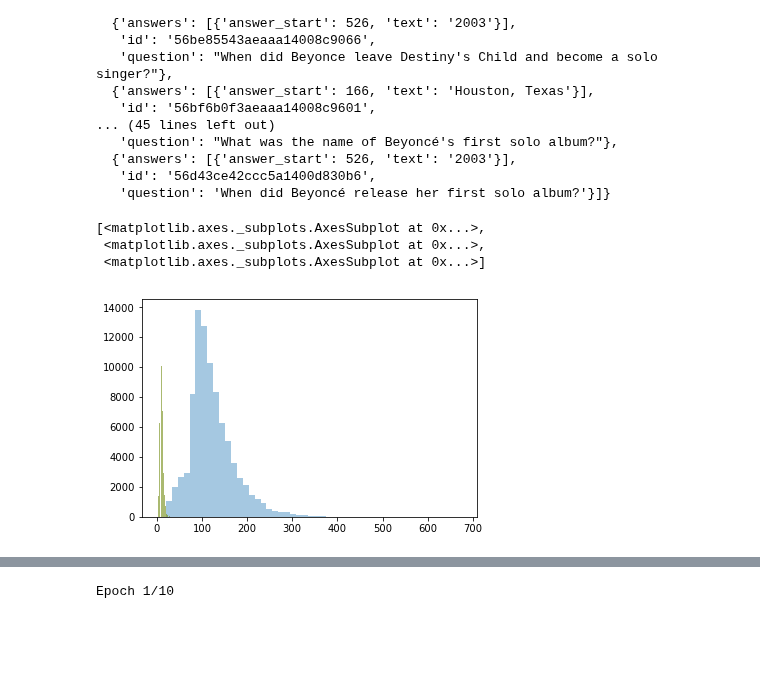
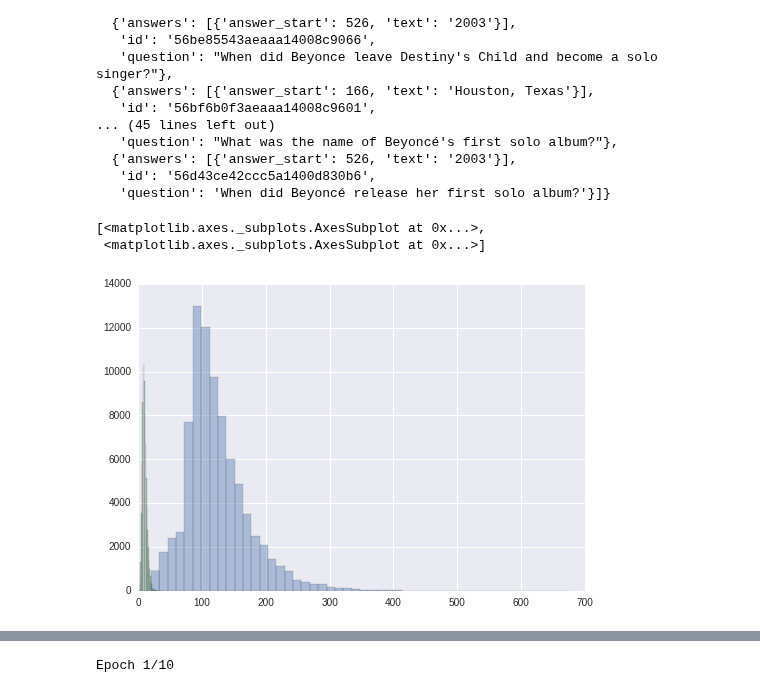
Before and after one commit to DOsinga/deep_learning_cookbook, a Jupyter notebook: 2.3 Reading Comprehension.ipynb, the cells around one changed output, grey strips where cells are left out. Saved outputs shown, nothing was run; the diff lists cells and outputs as text; code cells hidden in the pictures; blank space fills up the shorter version.

```diff
--- a/2.3 Reading Comprehension.ipynb
+++ b/2.3 Reading Comprehension.ipynb
@@ -48,31 +56,39 @@ tokenizer.fit_on_texts(all_text)
 # %%
-question_tokens = []
-answer_locations = []
-context_tokens = []
+def prep_data(dataset):
+    question_tokens = []
+    answer_locations = []
+    context_tokens = []
 
-for article in squad_training['data']:
-    for p in article['paragraphs']:
-        ct = tokenizer.texts_to_sequences([p['context']])[0]
+    for article in dataset['data']:
+        for p in article['paragraphs']:
+            ct = tokenizer.texts_to_sequences([p['context']])[0]
 
-        for qa in p['qas']:
-            qt = tokenizer.texts_to_sequences([qa['question']])[0]
-            at = tokenizer.texts_to_sequences([qa['answers'][0]['text']])[0]
-            for j in range(len(ct) - len(at)):
-                if ct[j:j+len(at)] == at:
-                    question_tokens.append(qt)
-                    answer_locations.append((j, j + len(a)))
-                    context_tokens.append(ct)
-                    break
+            for qa in p['qas']:
+                qt = tokenizer.texts_to_sequences([qa['question']])[0]
+                at = tokenizer.texts_to_sequences([qa['answers'][0]['text']])[0]
+                for j in range(len(ct) - len(at)):
+                    if ct[j:j+len(at)] == at:
+                        question_tokens.append(qt)
+                        answer_locations.append((j, j + len(at)))
+                        context_tokens.append(ct)
+                        break
+
+    return {
+        'q': question_tokens,
+        'a': answer_locations,
+        'ctx': context_tokens
+    }
+
+squad_train = prep_data(squad_training_json)
+squad_test = prep_data(squad_test_json)
 # %%
 %matplotlib inline
 import seaborn
 [
-    seaborn.distplot([len(s) for s in context_tokens], kde=False),
-    seaborn.distplot([len(s) for s in question_tokens], kde=False),
-    seaborn.distplot([len(s) for s in answer_tokens], kde=False),
+    seaborn.distplot([len(s) for s in squad_train['ctx']], kde=False),
+    seaborn.distplot([len(s) for s in squad_train['q']], kde=False),
 ]
 # %% [output]
 [<matplotlib.axes._subplots.AxesSubplot at 0x...>,
- <matplotlib.axes._subplots.AxesSubplot at 0x...>,
  <matplotlib.axes._subplots.AxesSubplot at 0x...>]
-[figure, old version]
+[figure, new version]
```
Also changed, not shown: parts of 13 cells of this notebook, 2 other files.
